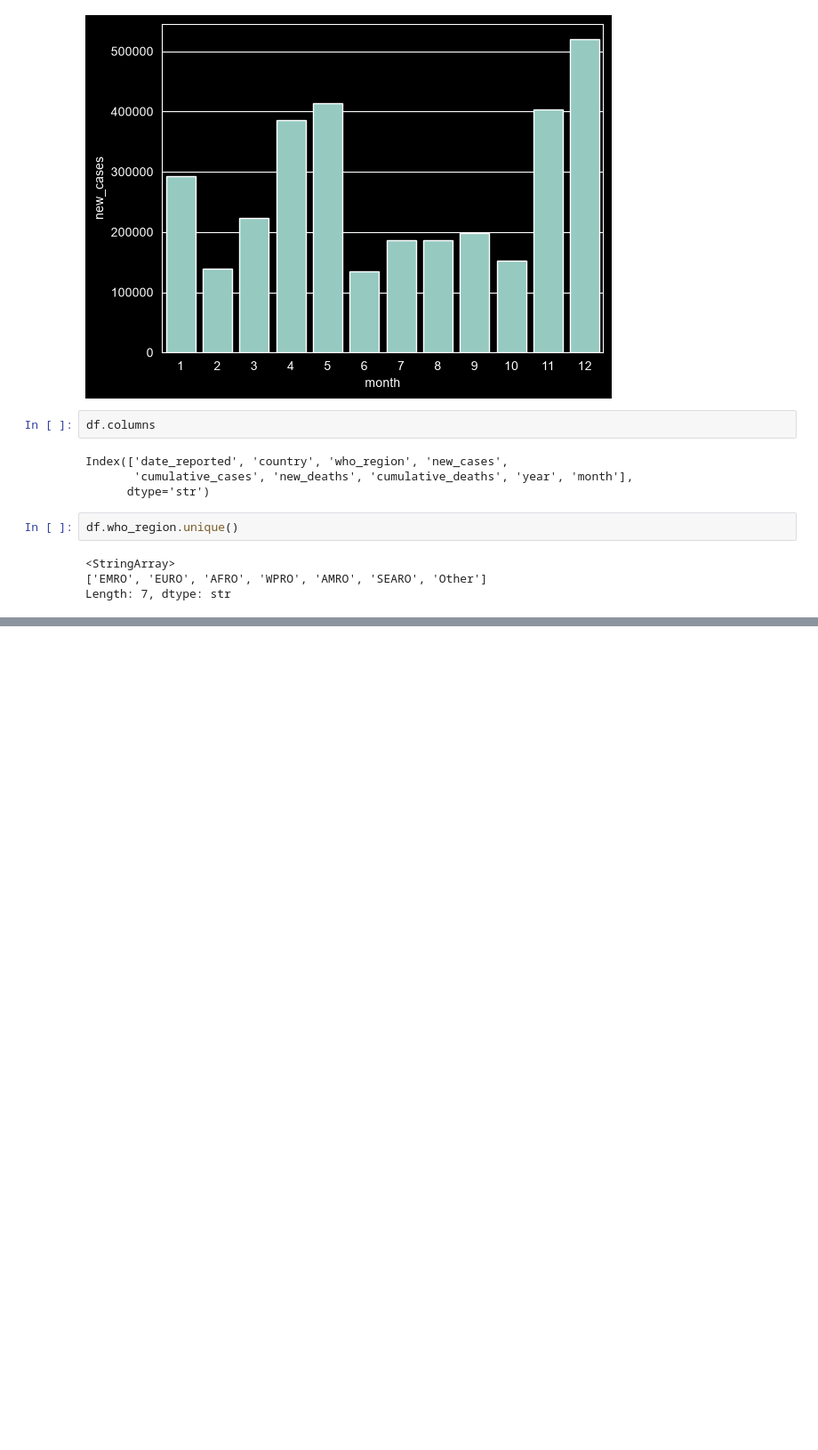
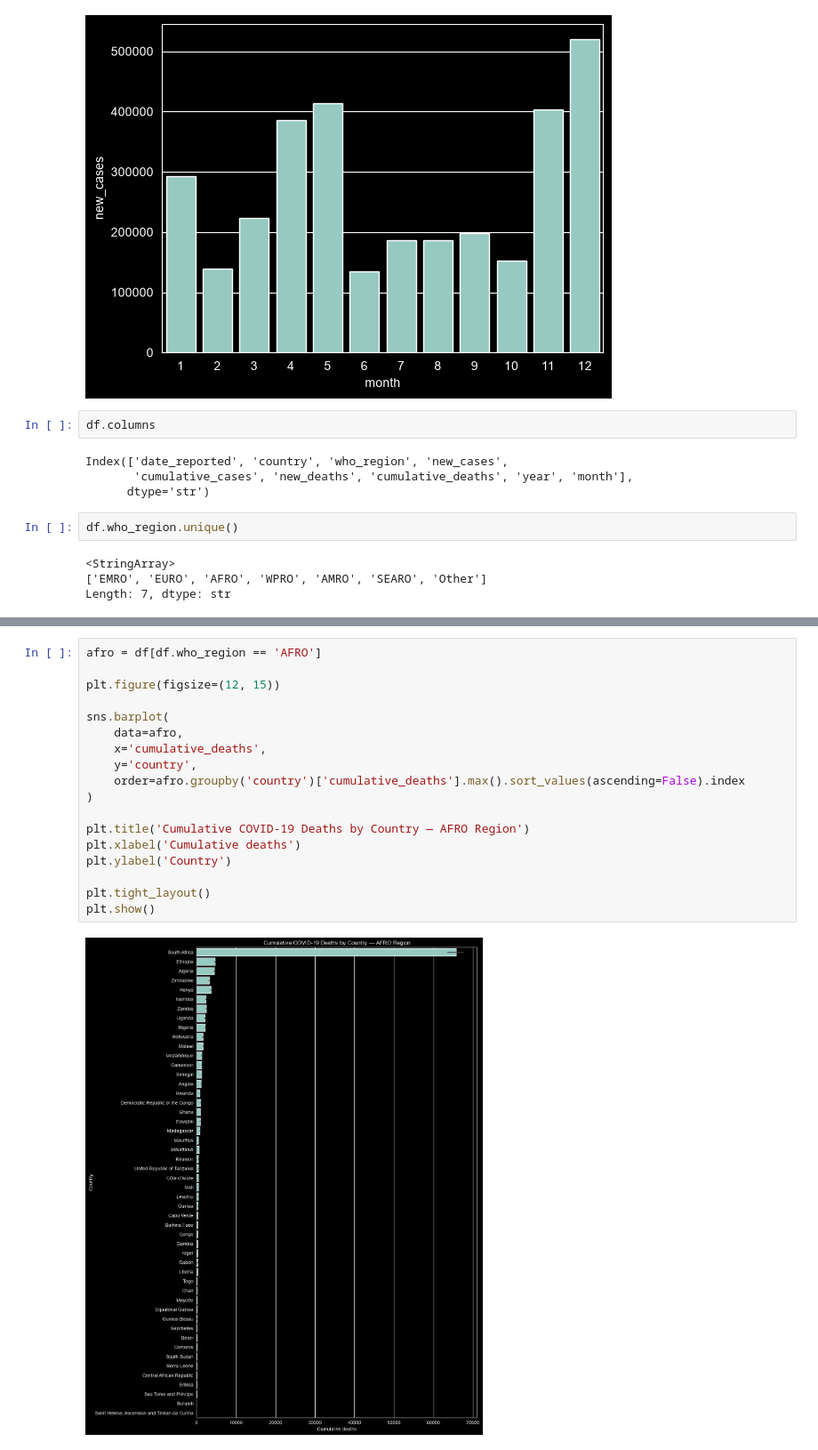
Before and after one commit to shea3booo/Covid-19-EDA, a Jupyter notebook: Covid_19.ipynb, the cells around one changed output, grey strips where cells are left out. Shown at 89% size. Cells and saved outputs as stored; diff of their text form; blank space fills up the shorter version.

```diff
--- a/Covid_19.ipynb
+++ b/Covid_19.ipynb
@@ -346,0 +386,20 @@ Length: 7, dtype: str
+# %%
+afro = df[df.who_region == 'AFRO']
+
+plt.figure(figsize=(12, 15))
+
+sns.barplot(
+    data=afro,
+    x='cumulative_deaths',
+    y='country',
+    order=afro.groupby('country')['cumulative_deaths'].max().sort_values(ascending=False).index
+)
+
+plt.title('Cumulative COVID-19 Deaths by Country — AFRO Region')
+plt.xlabel('Cumulative deaths')
+plt.ylabel('Country')
+
+plt.tight_layout()
+plt.show()
+# %% [output]
+[figure, added]
```
Also changed, not shown: parts of 4 cells of this notebook.
